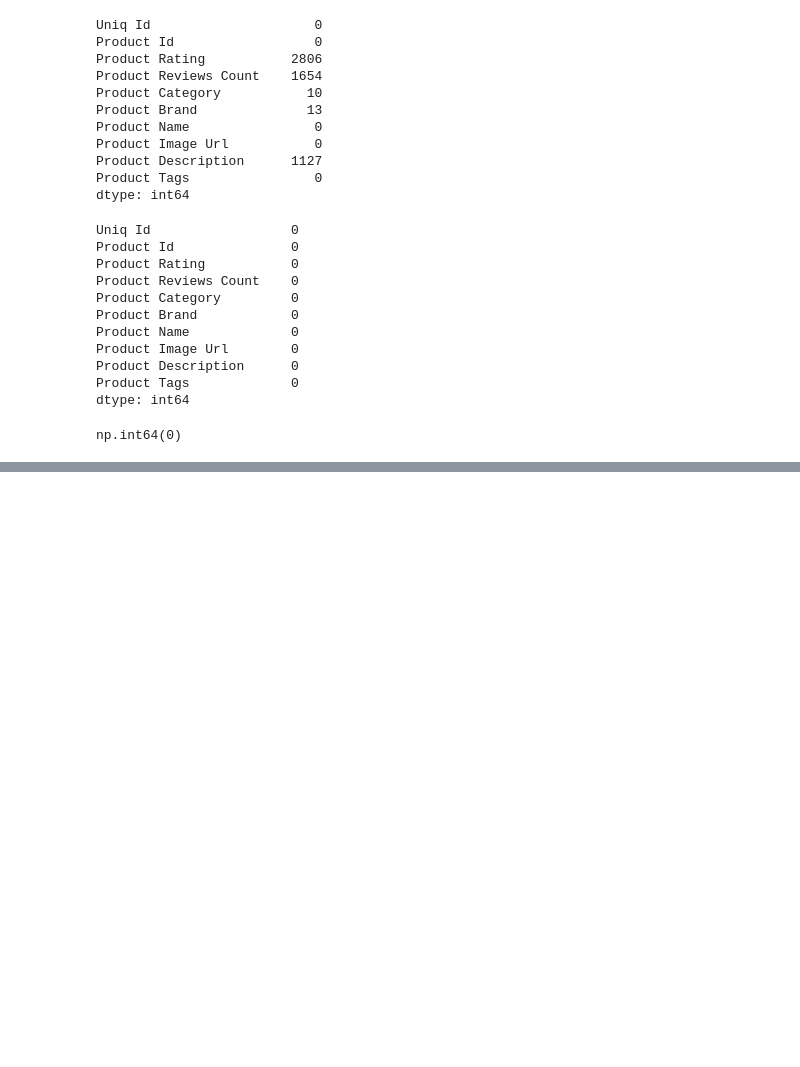
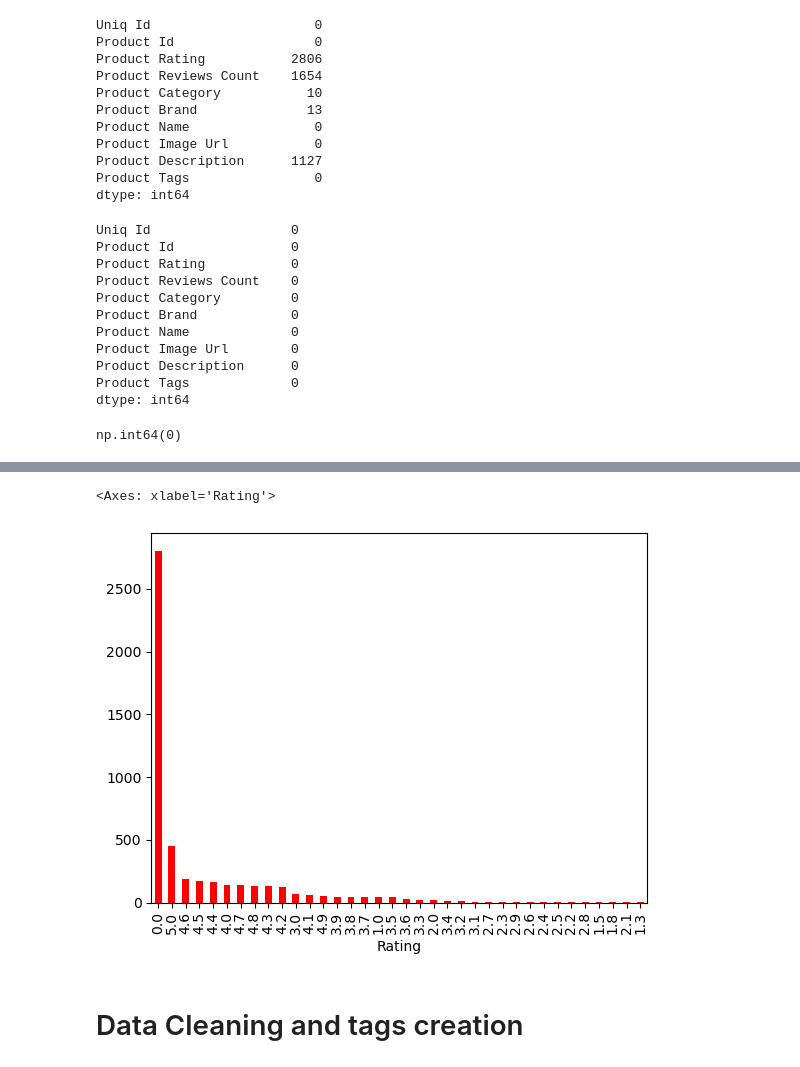
Before and after one commit to adityaomar3/Ecommerce-recommender-system, a Jupyter notebook: notebooks/recommendation.ipynb, the cells around one changed output, grey strips where cells are left out. Saved outputs shown, nothing was run; the diff lists cells and outputs as text; code cells hidden in the pictures; blank space fills up the shorter version.

```diff
--- a/notebooks/recommendation.ipynb
+++ b/notebooks/recommendation.ipynb
@@ -118,0 +179,8 @@ train_data.rename(columns=column_name_mapping, inplace=True)
+# %%
+# most rated counts
+train_data['Rating'].value_counts().plot(kind='bar',color='red')
+# %% [output]
+<Axes: xlabel='Rating'>
+[figure, added]
+# %% [markdown]
+# Data Cleaning and tags creation
```
Also changed, not shown: parts of 8 cells of this notebook.
